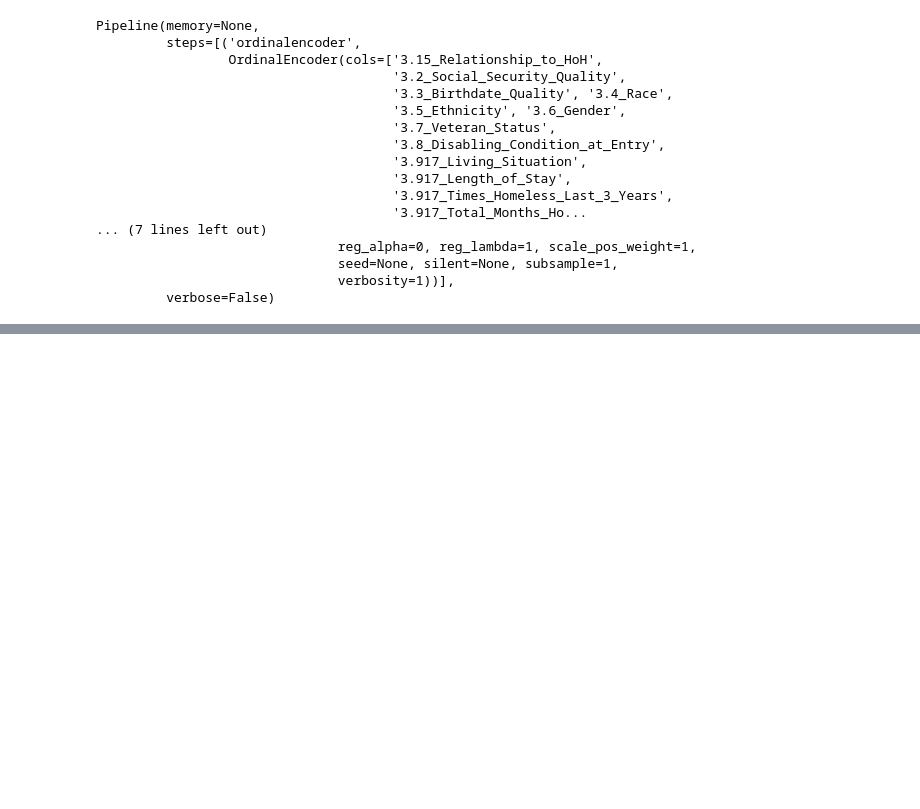
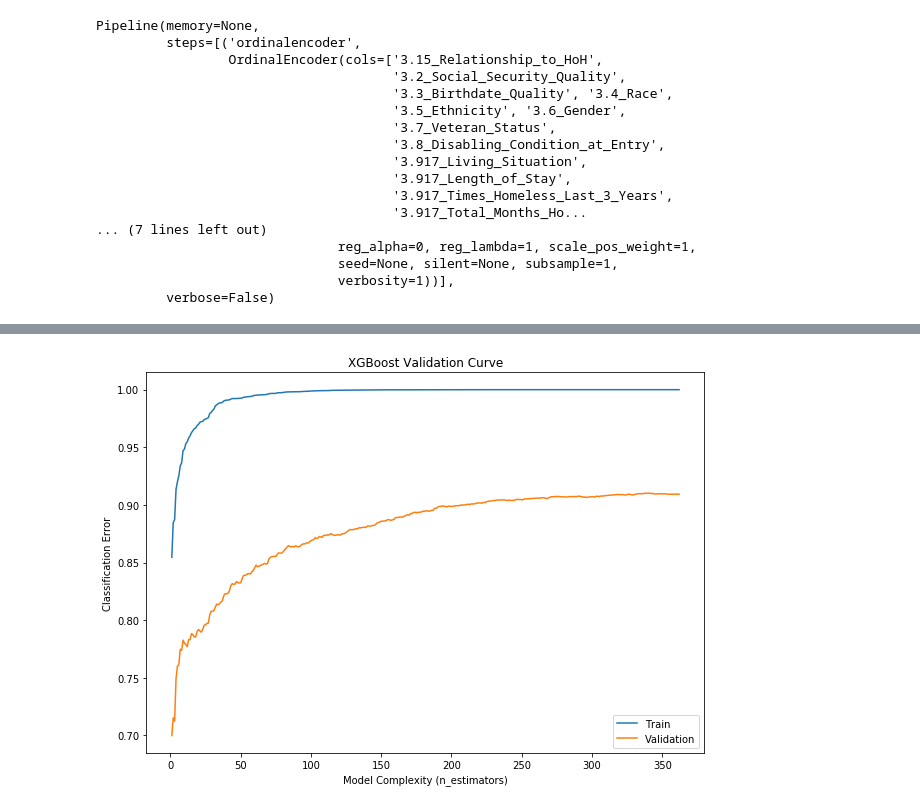
Before and after one commit to iesous-kurios/DS-Unit-2-Applied-Modeling, a Jupyter notebook: module2/LS_DS_232_assignment.ipynb, the cells around one changed output, grey strips where cells are left out. Cells and saved outputs as stored; diff of their text form; code cells hidden in the pictures; blank space fills up the shorter version.

```diff
--- a/module2/LS_DS_232_assignment.ipynb
+++ b/module2/LS_DS_232_assignment.ipynb
@@ -299,0 +439,5 @@ Name: 4.1_Housing_Status, dtype: int64
+# %%
+minimum_importance = 0
+mask = permuter.feature_importances_ > minimum_importance
+features = X_train.columns[mask]
+X_train = X_train[features]
@@ -299,0 +471,20 @@ Name: 4.1_Housing_Status, dtype: int64
+# %%
+encoder = ce.OrdinalEncoder()
+X_train_encoded = encoder.fit_transform(X_train)
+X_val_encoded = encoder.transform(X_val)
+
+model = XGBClassifier(n_estimators=1000,    # <= 1000 trees, early stopping depency
+                      max_depth=7,          # try deeper trees with high cardinality data
+                      learning_rate=0.1,    # try higher learning rate
+                      random_state=42,
+                      num_class=1,
+                      n_jobs=-1)
+
+eval_set = [(X_train_encoded, y_train),
+            (X_val_encoded, y_val)]
+
+# Fit on train, score on val
+model.fit(X_train_encoded, y_train,
+          eval_metric='auc',
+          eval_set=eval_set,
+          early_stopping_rounds=25)
@@ -299,0 +516,17 @@ Name: 4.1_Housing_Status, dtype: int64
+# %%
+from sklearn.metrics import mean_absolute_error as mae
+results = model.evals_result()
+train_error = results['validation_0']['auc']
+val_error = results['validation_1']['auc']
+
+iterations = range(1, len(train_error) + 1)
+
+plt.figure(figsize=(10,7))
+plt.plot(iterations, train_error, label='Train')
+plt.plot(iterations, val_error, label='Validation')
+plt.title('XGBoost Validation Curve')
+plt.ylabel('Classification Error')
+plt.xlabel('Model Complexity (n_estimators)')
+plt.legend();
+# %% [output]
+[figure, added]
```
Also changed, not shown: parts of 30 cells of this notebook.
